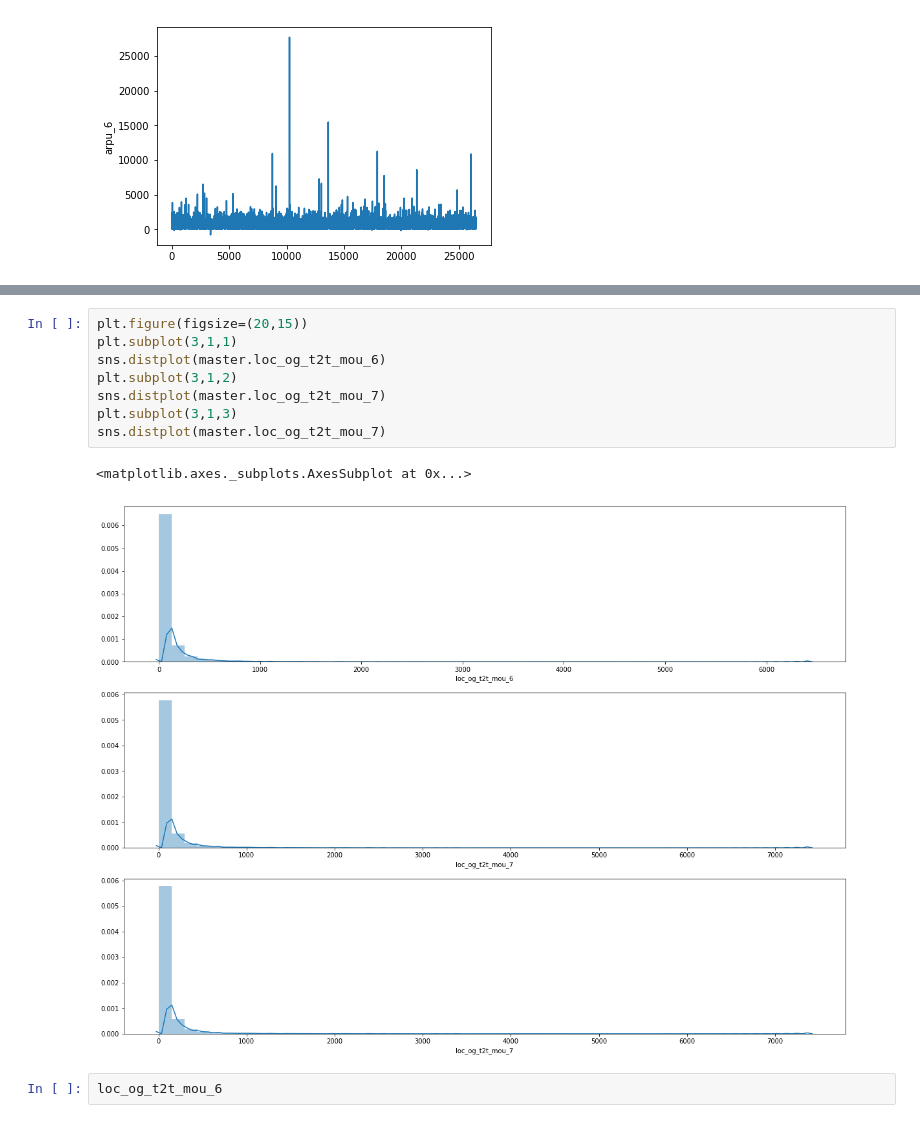
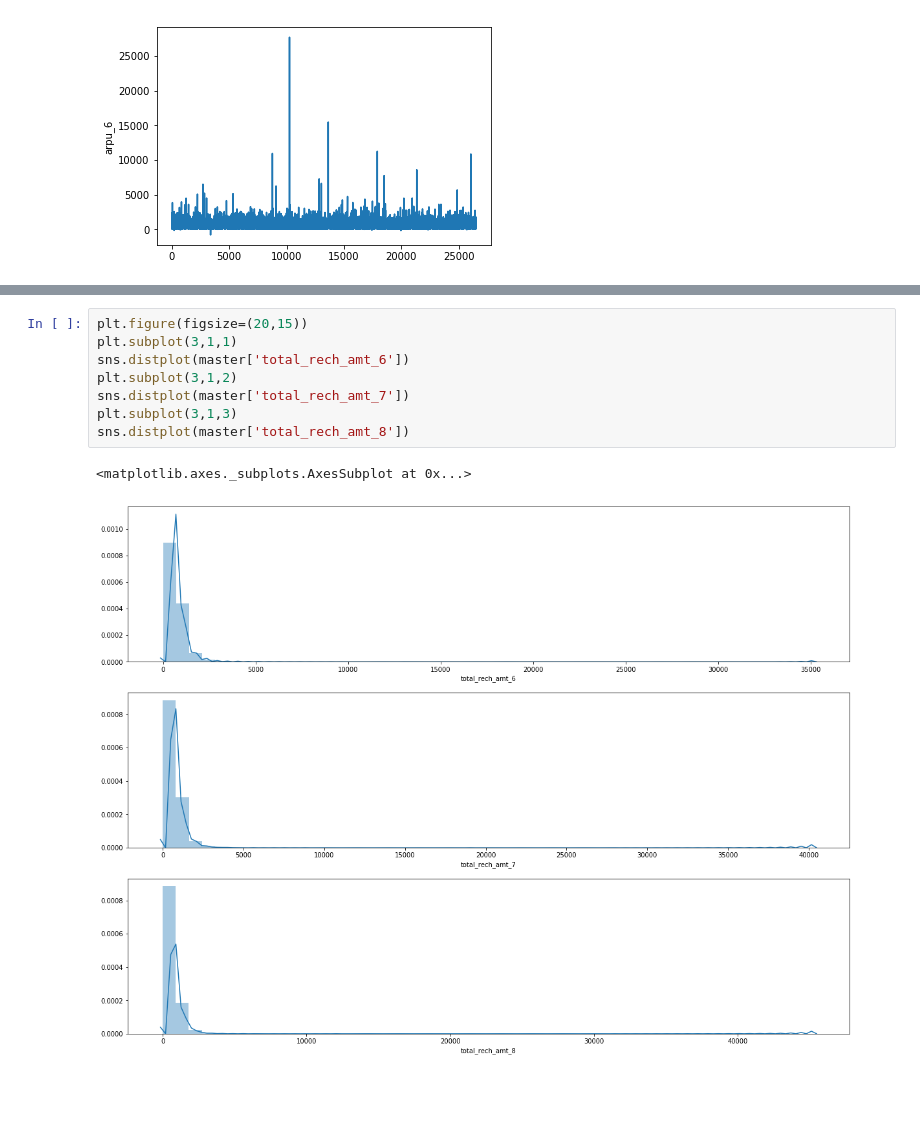
Before and after one commit to shreyaspai08/telecom_churn_case_study, a Jupyter notebook: Telecom_churn_notebook.ipynb, the cells around one changed output, grey strips where cells are left out. Drawn from its saved outputs; the diff is of its cells as text; blank space fills up the shorter version.

```diff
--- a/Telecom_churn_notebook.ipynb
+++ b/Telecom_churn_notebook.ipynb
@@ -783,13 +798,11 @@ sns.lineplot(x=range(0,len(master.index)), y='arpu_6', data = master)
 # %%
 plt.figure(figsize=(20,15))
 plt.subplot(3,1,1)
-sns.distplot(master.loc_og_t2t_mou_6)
+sns.distplot(master['total_rech_amt_6'])
 plt.subplot(3,1,2)
-sns.distplot(master.loc_og_t2t_mou_7)
+sns.distplot(master['total_rech_amt_7'])
 plt.subplot(3,1,3)
-sns.distplot(master.loc_og_t2t_mou_7)
+sns.distplot(master['total_rech_amt_8'])
 # %% [output]
 <matplotlib.axes._subplots.AxesSubplot at 0x...>
-[figure, old version]
+[figure, new version]
-# %%
-loc_og_t2t_mou_6
```
Also changed, not shown: parts of 38 cells of this notebook.
